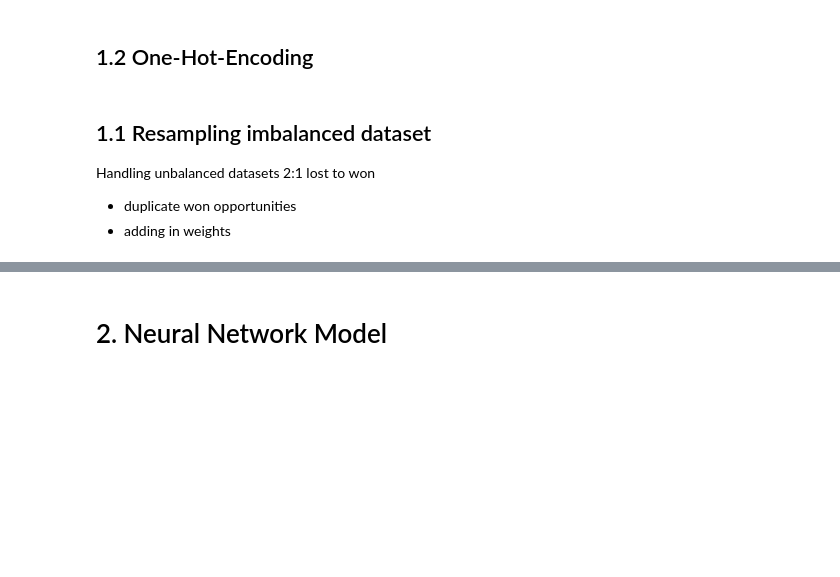
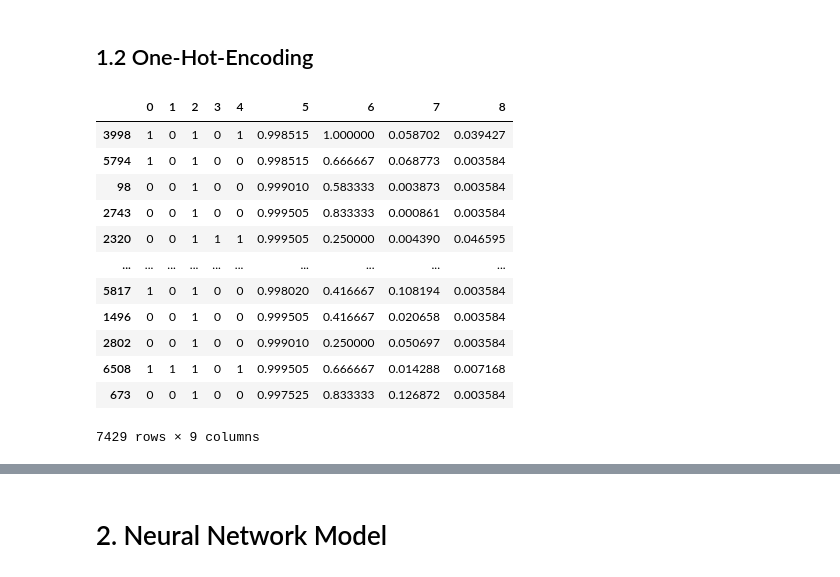
Before and after one commit to binglesley/Project-90106-G28, a Jupyter notebook: Raelene/research_data_nn_BCEWithLogitsLoss-clean.ipynb, the cells around one changed output, grey strips where cells are left out. Cells and saved outputs as stored; diff of their text form; code cells hidden in the pictures; blank space fills up the shorter version.

```diff
--- a/Raelene/research_data_nn_BCEWithLogitsLoss-clean.ipynb
+++ b/Raelene/research_data_nn_BCEWithLogitsLoss-clean.ipynb
@@ -67,23 +71,38 @@ data = shuffle(data)
 # %%
 ## one-hot-encoding
 
 a = pd.get_dummies(data["RecordType.Name"], prefix='RecordType')
 b = pd.get_dummies(data["RICE_Supported__c"], prefix='RICE_Supported')
 c = pd.get_dummies(data["Lead_Faculty__c"], prefix='Lead_Faculty')
 d = pd.get_dummies(data["Lead_School__c"], prefix='Lead_School')
 e = pd.get_dummies(data["Industry"], prefix='Industry')
 f = pd.get_dummies(data["Industry_Sub_Type__c"], prefix='Industry_Sub')
 g = pd.get_dummies(data["Business_Type__c"], prefix='Business')
 
 org = data[["StageName","Parent_Opportunity__c","Is_External__c","ParentId","f_won_before"]]
 
 scale3 = data["CreatedYear"].div(2020)
 scale4 = data["CreatedMonth"].div(12)
-scale5 = data["year_length"].div(31)
+scale5 = data["days"].div(11618)
 scale6 = data["RN"].div(279)
 
 #df = pd.concat([org,scale3,scale4,scale5,scale6,a,b,c,d,e,f,g], axis=1, ignore_index=True)
 df = pd.concat([org,scale3,scale4,scale5,scale6], axis=1, ignore_index=True)
+df
+# %% [output]
+|  | 0 | 1 | 2 | 3 | 4 | 5 | 6 | 7 | 8 |
+| 3998 | 1 | 0 | 1 | 0 | 1 | 0.998515 | 1.000000 | 0.058702 | 0.039427 |
+| 5794 | 1 | 0 | 1 | 0 | 0 | 0.998515 | 0.666667 | 0.068773 | 0.003584 |
+| 98 | 0 | 0 | 1 | 0 | 0 | 0.999010 | 0.583333 | 0.003873 | 0.003584 |
+| 2743 | 0 | 0 | 1 | 0 | 0 | 0.999505 | 0.833333 | 0.000861 | 0.003584 |
+| 2320 | 0 | 0 | 1 | 1 | 1 | 0.999505 | 0.250000 | 0.004390 | 0.046595 |
+| ... | ... | ... | ... | ... | ... | ... | ... | ... | ... |
+| 5817 | 1 | 0 | 1 | 0 | 0 | 0.998020 | 0.416667 | 0.108194 | 0.003584 |
+| 1496 | 0 | 0 | 1 | 0 | 0 | 0.999505 | 0.416667 | 0.020658 | 0.003584 |
+| 2802 | 0 | 0 | 1 | 0 | 0 | 0.999010 | 0.250000 | 0.050697 | 0.003584 |
+| 6508 | 1 | 1 | 1 | 0 | 1 | 0.999505 | 0.666667 | 0.014288 | 0.007168 |
+| 673 | 0 | 0 | 1 | 0 | 0 | 0.997525 | 0.833333 | 0.126872 | 0.003584 |
+7429 rows × 9 columns
 # %%
 # split xy
 x = torch.Tensor([i[1:] for i in df.values.tolist()])
@@ -96,9 +115,3 @@ train_loader = torch.utils.data.DataLoader(dataset=tuple(zip(x_train,y_train)),
 dev_loader = torch.utils.data.DataLoader(dataset=tuple(zip(x_dev,y_dev)), batch_size=batch_size, shuffle=True)
 # %%
 n_features, n_classes = int(x_train.shape[1]), 1
-# %% [markdown]
-## 1.1 Resampling imbalanced dataset
-
-Handling unbalanced datasets 2:1 lost to won
-- duplicate won opportunities
-- adding in weights
```
Also changed, not shown: parts of 25 cells of this notebook, 11 other files.
